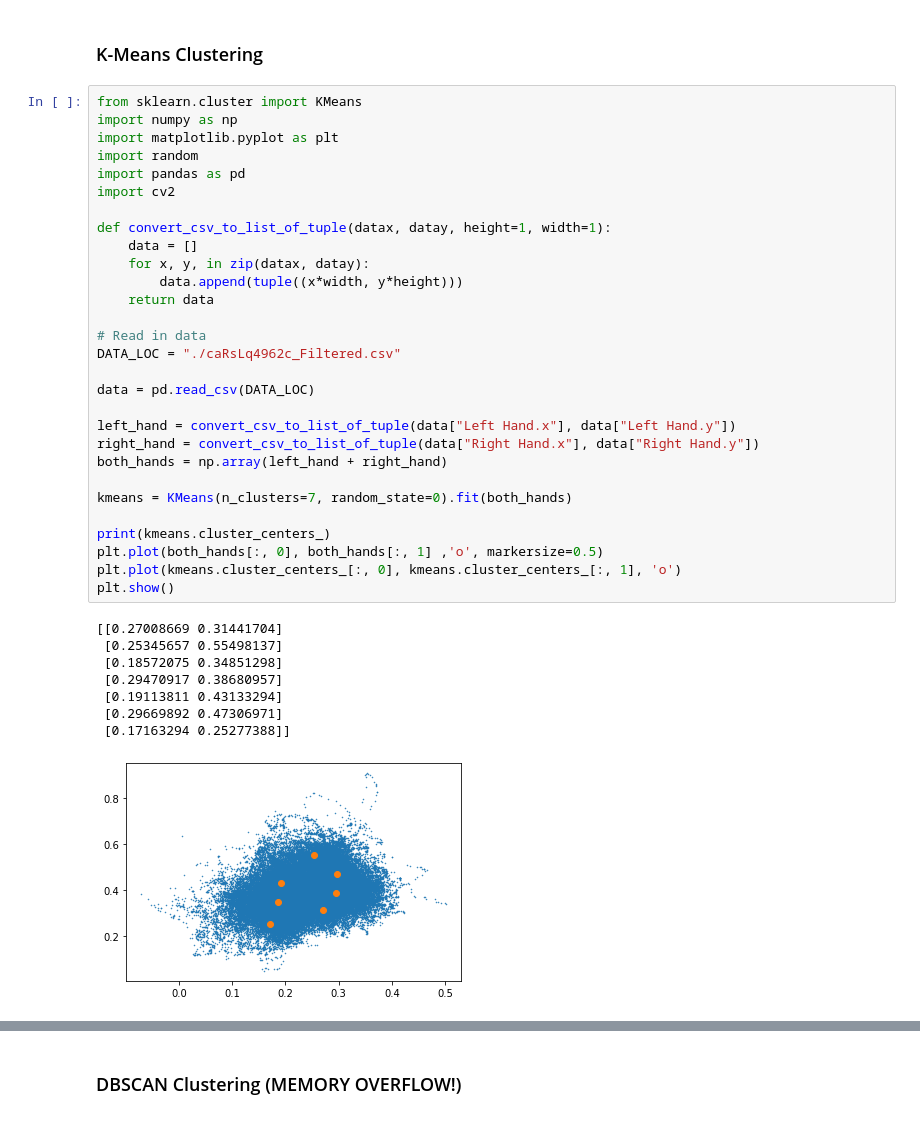
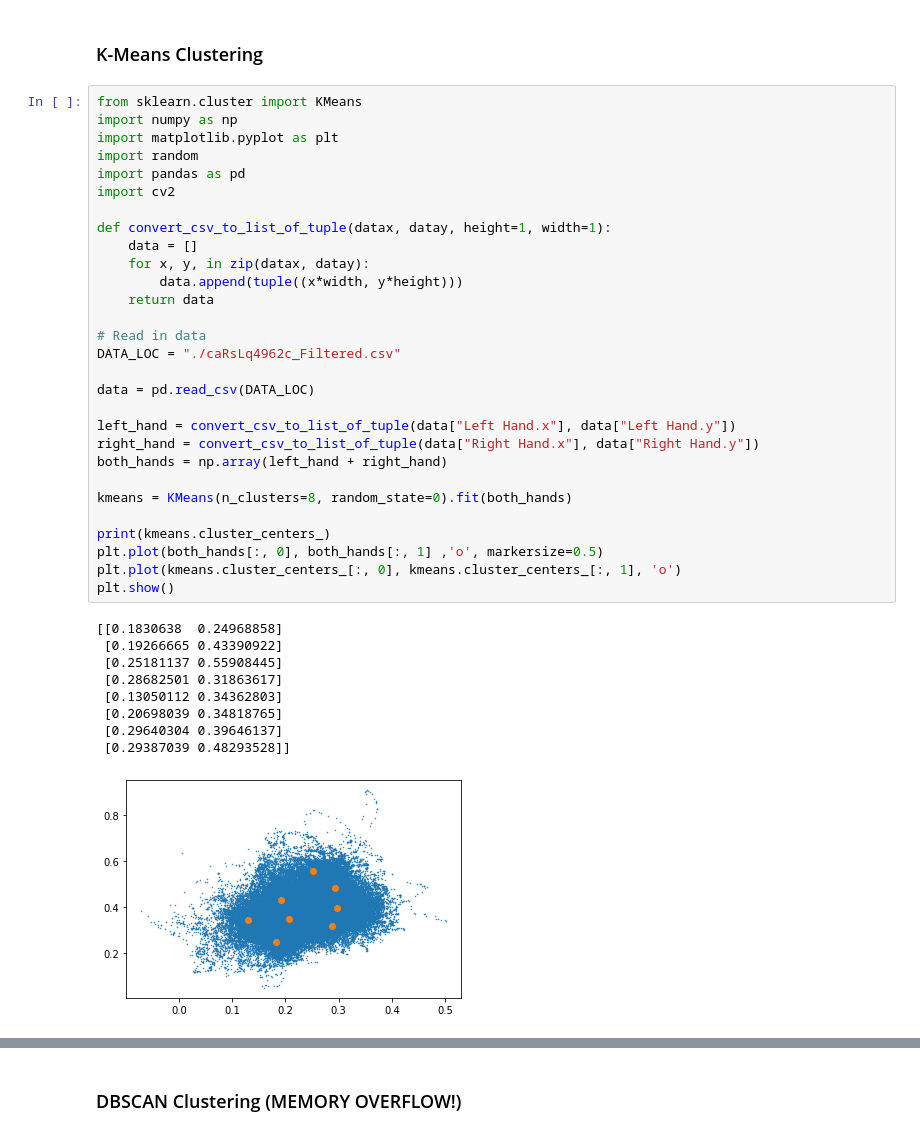
Before and after one commit to tannishpage/video_symbolizer, a Jupyter notebook: Dynamic_video_symbolizer.ipynb, the cells around one changed output, grey strips where cells are left out. Saved outputs shown, nothing was run; the diff lists cells and outputs as text.

```diff
--- a/Dynamic_video_symbolizer.ipynb
+++ b/Dynamic_video_symbolizer.ipynb
@@ -84,41 +84,42 @@ plt.show()
 # %%
 from sklearn.cluster import KMeans
 import numpy as np
 import matplotlib.pyplot as plt
 import random
 import pandas as pd
 import cv2
 
 def convert_csv_to_list_of_tuple(datax, datay, height=1, width=1):
     data = []
     for x, y, in zip(datax, datay):
         data.append(tuple((x*width, y*height)))
     return data
 
 # Read in data
 DATA_LOC = "./caRsLq4962c_Filtered.csv"
 
 data = pd.read_csv(DATA_LOC)
 
 left_hand = convert_csv_to_list_of_tuple(data["Left Hand.x"], data["Left Hand.y"])
 right_hand = convert_csv_to_list_of_tuple(data["Right Hand.x"], data["Right Hand.y"])
 both_hands = np.array(left_hand + right_hand)
 
-kmeans = KMeans(n_clusters=7, random_state=0).fit(both_hands)
+kmeans = KMeans(n_clusters=8, random_state=0).fit(both_hands)
 
 print(kmeans.cluster_centers_)
 plt.plot(both_hands[:, 0], both_hands[:, 1] ,'o', markersize=0.5)
 plt.plot(kmeans.cluster_centers_[:, 0], kmeans.cluster_centers_[:, 1], 'o')
 plt.show()
 # %% [output]
-[[0.27008669 0.31441704]
- [0.25345657 0.55498137]
- [0.18572075 0.34851298]
- [0.29470917 0.38680957]
- [0.19113811 0.43133294]
- [0.29669892 0.47306971]
- [0.17163294 0.25277388]]
+[[0.1830638  0.24968858]
+ [0.19266665 0.43390922]
+ [0.25181137 0.55908445]
+ [0.28682501 0.31863617]
+ [0.13050112 0.34362803]
+ [0.20698039 0.34818765]
+ [0.29640304 0.39646137]
+ [0.29387039 0.48293528]]
-[figure, old version]
+[figure, new version]
 # %%
 background_image = cv2.cvtColor(cv2.imread("./img3.png"), cv2.COLOR_BGR2RGB)
 height, width, _ = background_image.shape
```
Also changed, not shown: parts of 16 cells of this notebook, 7 other files.
